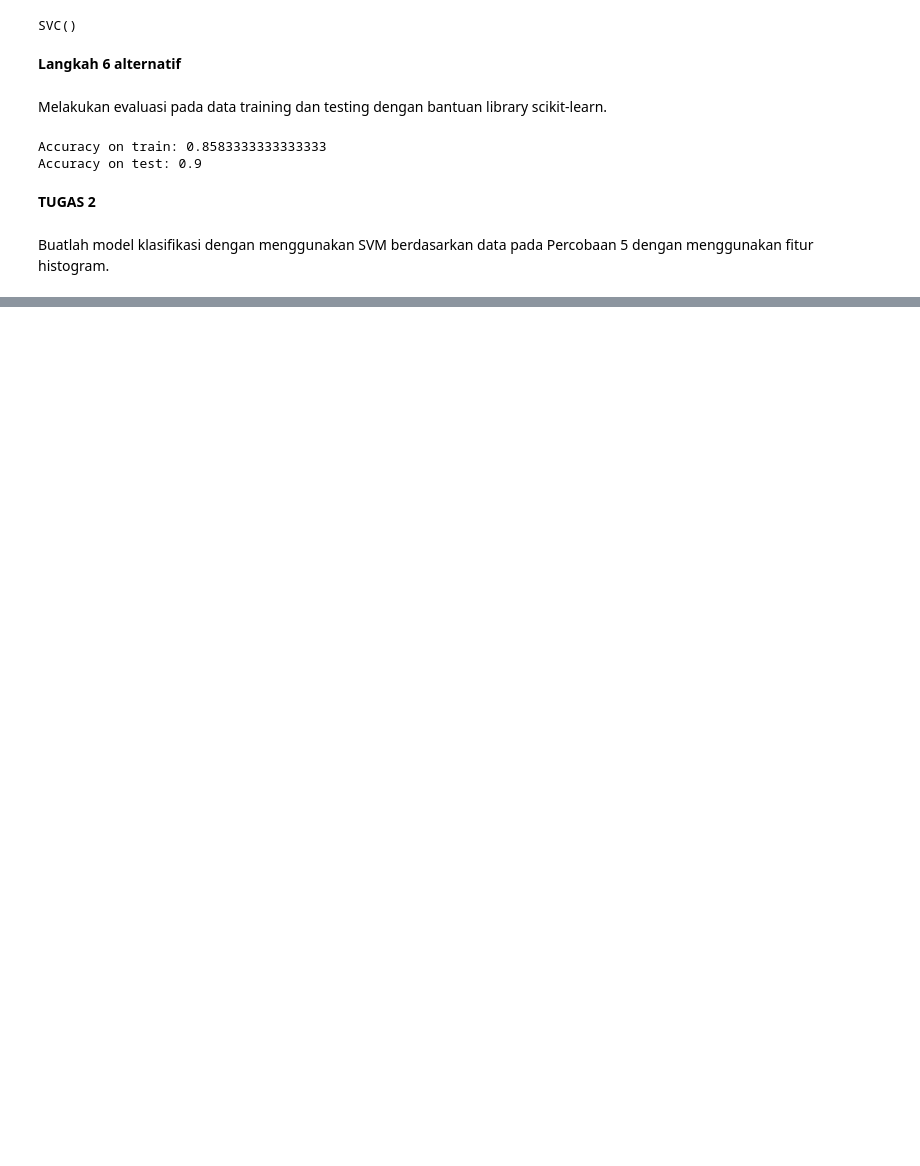
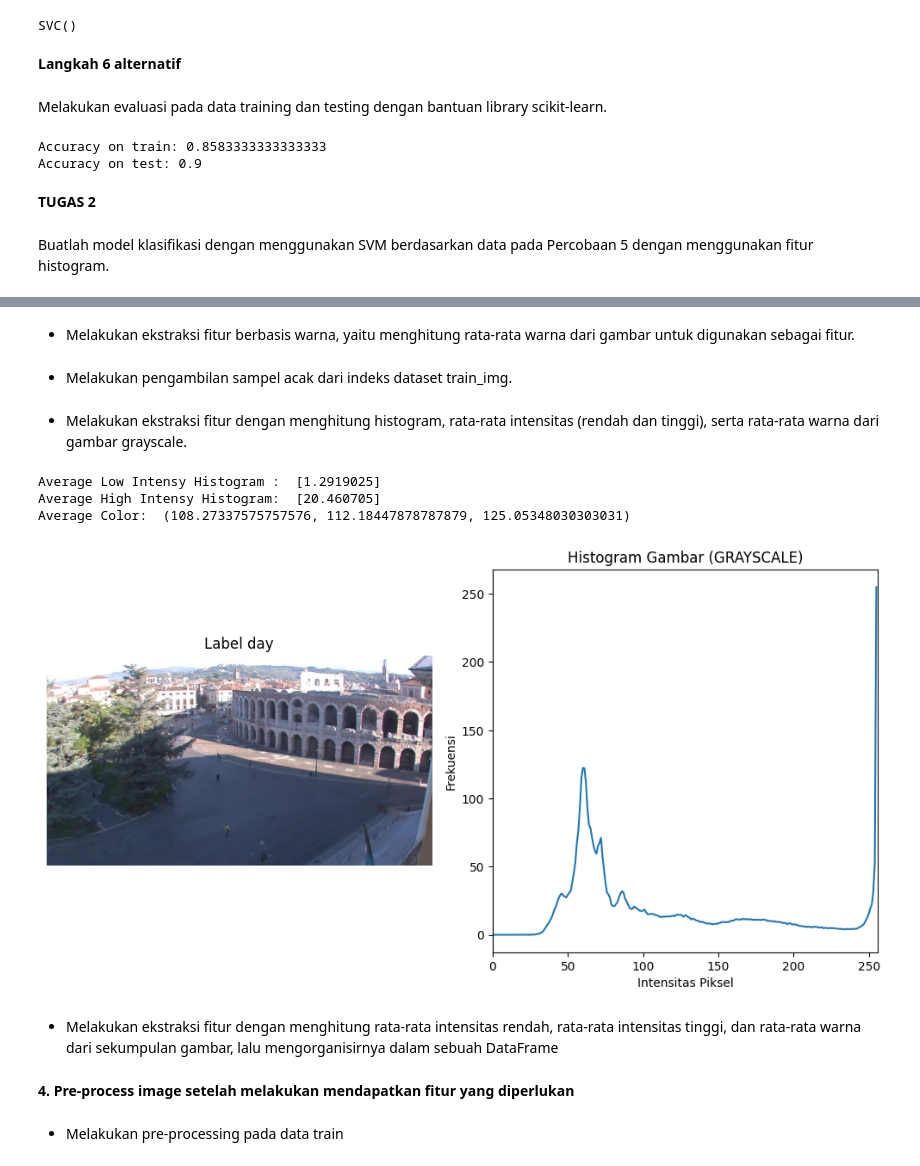
Before and after one commit to YayunEldina/PEMB_MESIN_Ganjil_2024, a Jupyter notebook: Jobsheet_4_Klasifikasi.ipynb, the cells around one changed output, grey strips where cells are left out. Saved outputs shown, nothing was run; the diff lists cells and outputs as text; code cells hidden in the pictures; blank space fills up the shorter version.

```diff
--- a/Jobsheet_4_Klasifikasi.ipynb
+++ b/Jobsheet_4_Klasifikasi.ipynb
@@ -730,0 +782,2 @@ Buatlah model klasifikasi dengan menggunakan SVM berdasarkan data pada Percobaan
+# %%
+train_img = load_dataset(train_dir)
@@ -730,0 +801,9 @@ Buatlah model klasifikasi dengan menggunakan SVM berdasarkan data pada Percobaan
+# %%
+def extract_histogram(image):
+    # mengambil histogram dari gambar
+    hist = cv2.calcHist([image], [0], None, [256], [0, 256])
+
+    # melakukan normalisasi histogram
+    hist_norm = cv2.normalize(hist, hist, 0, 255, cv2.NORM_MINMAX)
+
+    return hist_norm
@@ -730,0 +828,48 @@ Buatlah model klasifikasi dengan menggunakan SVM berdasarkan data pada Percobaan
+# %% [markdown]
+- Melakukan ekstraksi fitur berbasis warna, yaitu menghitung rata-rata warna dari gambar untuk digunakan sebagai fitur.
+# %%
+def extract_avg_color(img):
+    # menghitung rata-rata warna yang akan digunakan sebagai fitur
+    avg_color = cv2.mean(img)[:3]
+    return avg_color
+# %% [markdown]
+- Melakukan pengambilan sampel acak dari indeks dataset train_img.
+# %%
+rand_num = np.random.randint(0, len(train_img))
+# %% [markdown]
+- Melakukan ekstraksi fitur dengan menghitung histogram, rata-rata intensitas (rendah dan tinggi), serta rata-rata warna dari gambar grayscale.
+# %%
+img = train_img[rand_num]
+
+img_gray = cv2.cvtColor(img[0], cv2.COLOR_RGB2GRAY)
+hist = extract_histogram(img_gray)
+avg_low_hist, avg_high_hist = extract_avg_intensity(img[0])
+avg_color = extract_avg_color(img[0])
+
+print("Average Low Intensy Histogram : ", avg_low_hist)
+print("Average High Intensy Histogram: ", avg_high_hist)
+print("Average Color: ", avg_color)
+
+plt.figure(figsize=(10, 10))
+
+plt.subplot(2, 2, 1)
+plt.imshow(img[0])
+plt.title("Label " + str(img[1]))
+plt.axis('off')
+
+plt.subplot(2, 2, 2)
+plt.plot(hist)
+plt.title('Histogram Gambar (GRAYSCALE)')
+plt.xlabel('Intensitas Piksel')
+plt.ylabel('Frekuensi')
+plt.xlim([0, 256])
+
+plt.tight_layout()
+plt.show()
+# %% [output]
+Average Low Intensy Histogram :  [1.2919025]
+Average High Intensy Histogram:  [20.460705]
+Average Color:  (108.27337575757576, 112.18447878787879, 125.05348030303031)
+[figure, added]
+# %% [markdown]
+- Melakukan ekstraksi fitur dengan menghitung rata-rata intensitas rendah, rata-rata intensitas tinggi, dan rata-rata warna dari sekumpulan gambar, lalu mengorganisirnya dalam sebuah DataFrame
@@ -730,0 +904,4 @@ Buatlah model klasifikasi dengan menggunakan SVM berdasarkan data pada Percobaan
+# %% [markdown]
+**4. Pre-process image setelah melakukan mendapatkan fitur yang diperlukan**
+# %% [markdown]
+- Melakukan pre-processing pada data train
```
Also changed, not shown: parts of 30 cells of this notebook.
